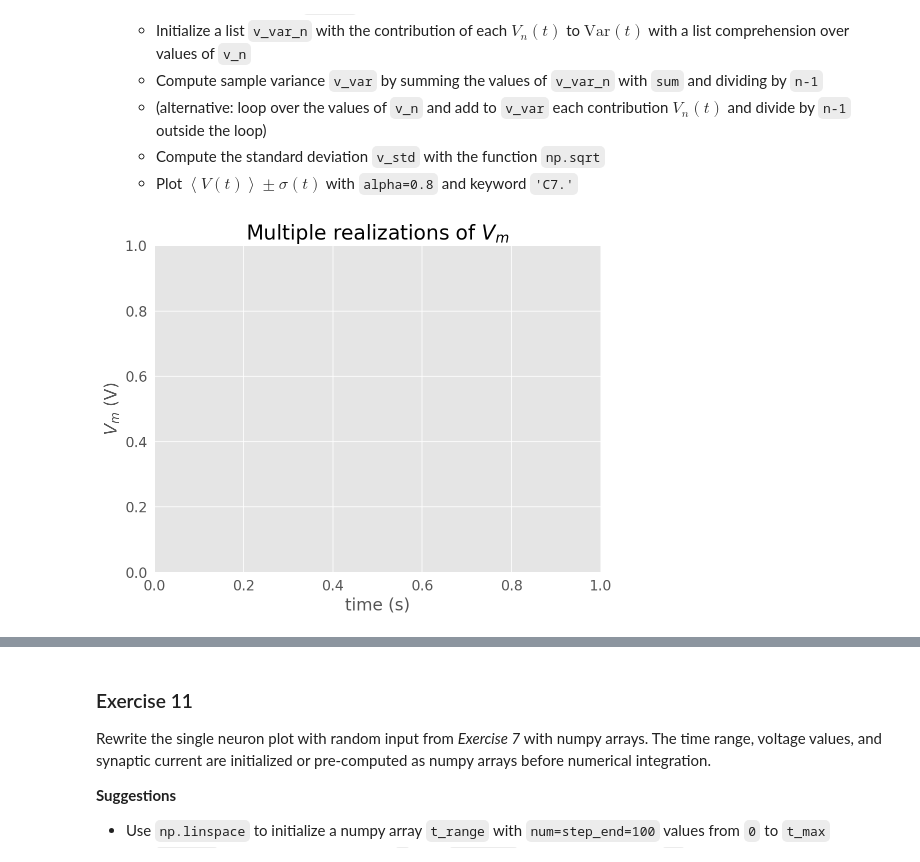
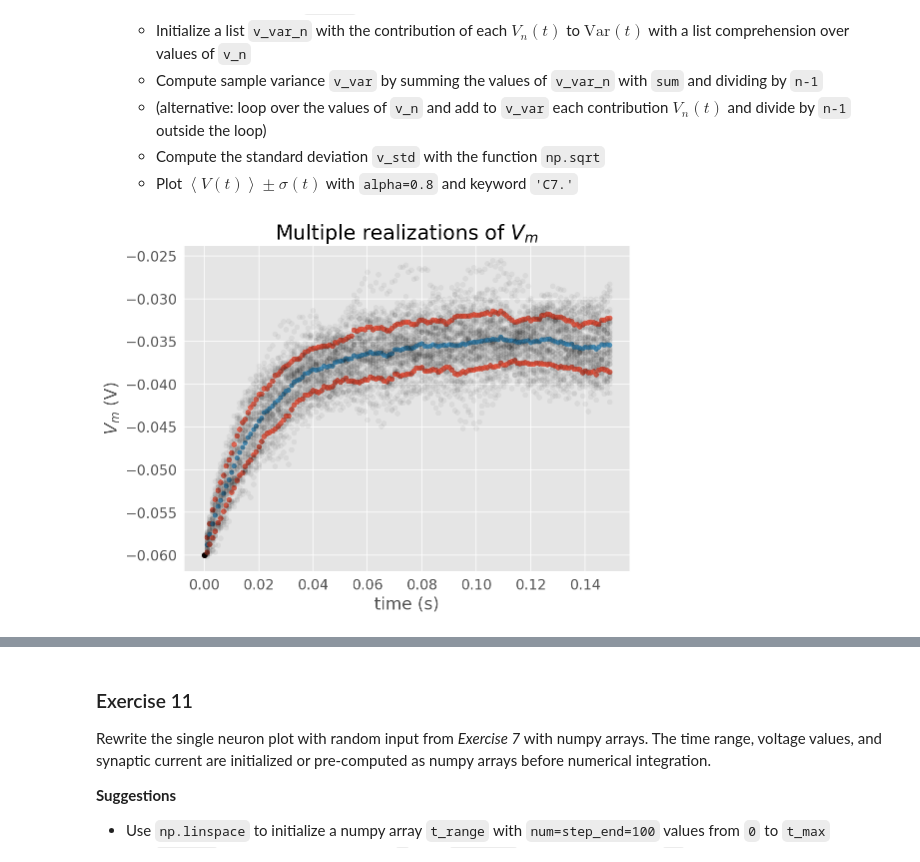
Before and after one commit to amita-kapoor/course-content, a Jupyter notebook: tutorials/W0D1_PythonWorkshop1/W0D1_Tutorial1.ipynb, the cells around one changed output, grey strips where cells are left out. Cells and saved outputs as stored; diff of their text form; code cells hidden in the pictures.

```diff
--- a/tutorials/W0D1_PythonWorkshop1/W0D1_Tutorial1.ipynb
+++ b/tutorials/W0D1_PythonWorkshop1/W0D1_Tutorial1.ipynb
@@ -377,6 +420,7 @@ np.random.seed(2020)
 # initialize step_end and v
 step_end = int(t_max/dt)
 v = el
+t=0
 
 # initialize the figure
 plt.figure()
@@ -388,5 +432,14 @@ plt.ylabel(r'$V_m$ (V)')
 for step in range(step_end):
   t = step * dt
 
-  # --> insert your code here
+# --> insert your code here
+  #i = i_mean*(1 + 0.1 * np.sqrt(t_max/dt) * np.random.uniform(-1,1))
+  i = i_mean*(1 + 0.1 * np.sqrt(t_max/dt) * (2*np.random.random()-1))
+  vt_ = v + dt * (el - v + r * i) / tau
+  plt.plot(t, v, 'k.')
+  v = vt_
+
+t = t + dt
+plt.plot(t, v, 'k.')
+plt.show()
 # %% [output]
@@ -434,7 +487,7 @@ np.random.seed(2020)
 # initialize step_end, n and v_n
 step_end = int(t_max/dt)
 n = 50
-# v_n = ... # --> insert your code here
+v_n = [el] * n #el * np.ones(n) # --> insert your code here
 
 # initialize the figure
 plt.figure()
@@ -447,4 +500,12 @@ for step in range(step_end):
   t = step * dt
 
   # --> insert your code here
+  plt.plot([t]*n, v_n, 'k.', alpha=0.05)
+
+  # loop for n steps
+  for j in range(0, n):
+    i = i_mean * (1 + 0.1*(t_max/dt)**(0.5)*(2*np.random.random()-1))
+    v_n[j] = v_n[j] + dt/tau * (el - v_n[j] + r*i)
+
+plt.show()
 # %% [output]
@@ -486,6 +547,14 @@ for step in range(step_end):
   t = step * dt
 
   # --> insert your code here
+  v_mean = sum(v_n) / n
+  plt.plot(t, v_mean, 'C1.', alpha=0.8, markersize=10)
+  plt.plot([t]*n, v_n, 'k.', alpha=0.05)
+
+  # loop for n steps
+  for j in range(0, n):
+    i = i_mean * (1 + 0.1*(t_max/dt)**(0.5)*(2*np.random.random()-1))
+    v_n[j] = v_n[j] + dt/tau * (el - v_n[j] + r*i)
 
 plt.show()
 # %% [output]
@@ -520,27 +589,40 @@ Why are we plotting $\sigma(t)$ rather than the $\text{Var}(t)$? What are the un
 # %%
 # Exercise 10
 # set random number generator
 np.random.seed(2020)
 
 # initialize n, v_n and step_end
 step_end = int(t_max/dt)
 n = 50
 v_n = [el] * n
 
 # initialize the figure
 plt.figure()
 plt.title('Multiple realizations of $V_m$')
 plt.xlabel('time (s)')
 plt.ylabel('$V_m$ (V)')
 
 # loop for step_end steps
 for step in range(step_end):
   t = step * dt
   v_mean = sum(v_n) / n
 
+
   # --> insert your code here
+  v_std = np.sqrt(sum( [(v - v_mean)**2 for v in v_n])/(n-1))
+  #v_var = sum(v_var_n) / (n-1)
+  #v_std = np.sqrt(v_var)
+  plt.plot(t, v_mean, 'C1.', alpha=0.8, markersize=10)
+  plt.plot(t, v_mean + v_std, 'C7.', alpha=0.8)
+  plt.plot(t, v_mean - v_std, 'C7.', alpha=0.8)
+  plt.plot([t]*n, v_n, 'k.', alpha=0.05)
+
+  # loop for n steps
+  for j in range(0, n):
+    i = i_mean * (1 + 0.1*(t_max/dt)**(0.5)*(2*np.random.random()-1))
+    v_n[j] = v_n[j] + dt/tau * (el - v_n[j] + r*i)
 # %% [output]
-[figure, old version]
+[figure, new version]
 # %% [markdown]
 [*Click for solution*](https://github.com/NeuromatchAcademy/course-content/tree/master//tutorials/W0D1_PythonWorkshop1/solutions/W0D1_Tutorial1_Solution_b5b8322a.py)
 
```
Also changed, not shown: parts of 13 cells of this notebook.
